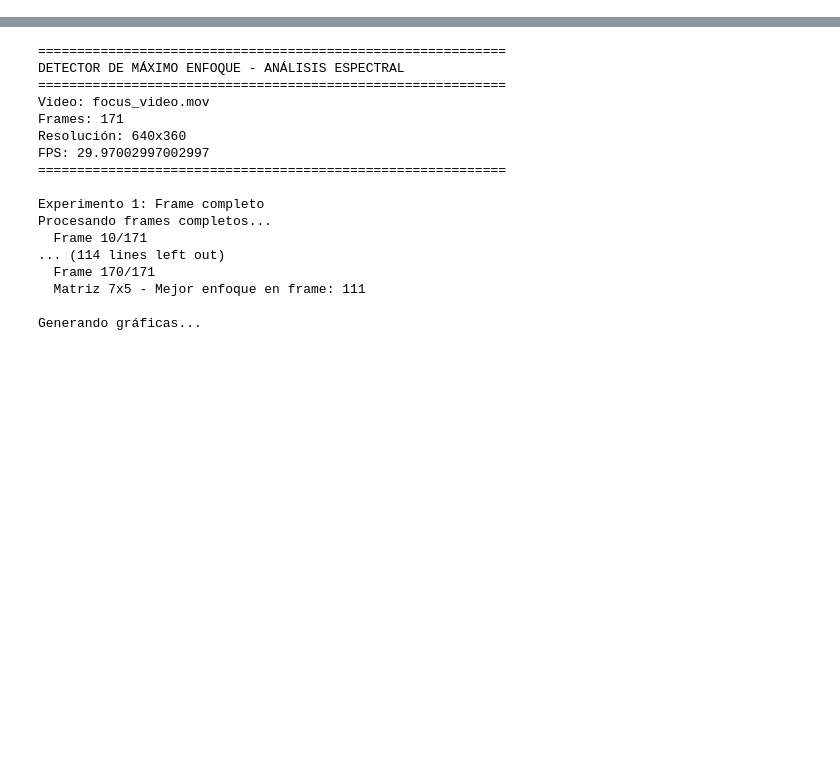
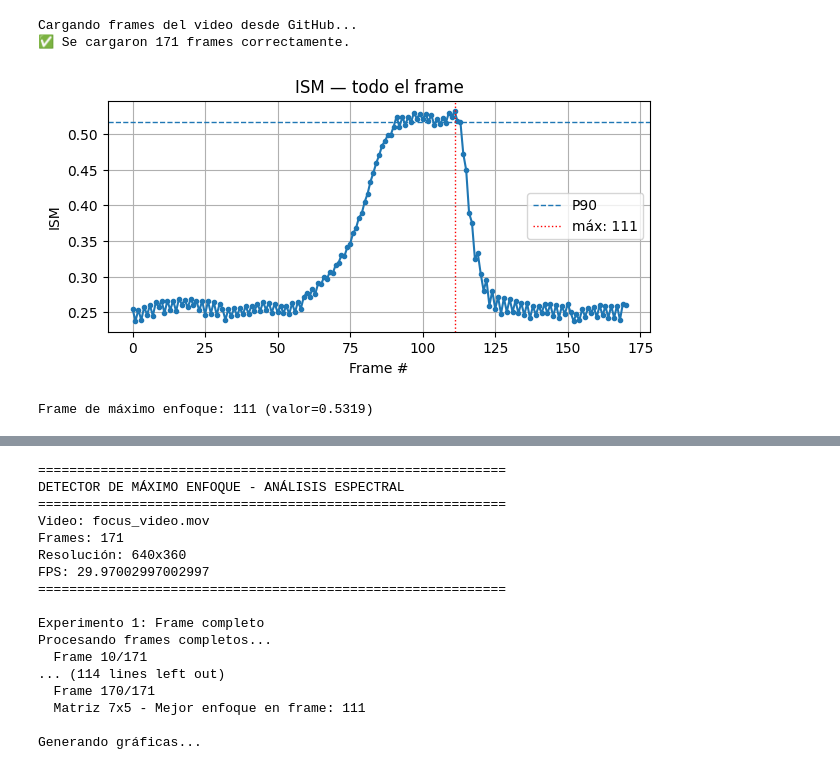
Before and after one commit to MartinAndu/Vision_Computadora_1_CEIA, a Jupyter notebook: TP2/TP2_Andujar_Ceballos_Otonelo.ipynb, the cells around one changed output, grey strips where cells are left out. Saved outputs shown, nothing was run; the diff lists cells and outputs as text; code cells hidden in the pictures; blank space fills up the shorter version.

```diff
--- a/TP2/TP2_Andujar_Ceballos_Otonelo.ipynb
+++ b/TP2/TP2_Andujar_Ceballos_Otonelo.ipynb
@@ -0,0 +157,41 @@
+# %%
+# === Carga del video focus_video.mov desde GitHub ===
+import cv2
+import numpy as np
+import urllib.request
+import tempfile
+
+video_url = "https://raw.githubusercontent.com/MartinAndu/Vision_Computadora_1_CEIA/main/TP2/focus_video.mov"
+
+# Descargar temporalmente el video a un archivo local
+tmp_video = tempfile.NamedTemporaryFile(delete=False, suffix=".mov")
+urllib.request.urlretrieve(video_url, tmp_video.name)
+
+# Cargar con OpenCV
+cap = cv2.VideoCapture(tmp_video.name)
+video_frames = []
+
+if not cap.isOpened():
+    print("⚠️ No se pudo abrir el video desde GitHub.")
+else:
+    print("Cargando frames del video desde GitHub...")
+    while True:
+        ret, frame = cap.read()
+        if not ret:
+            break
+        video_frames.append(frame)
+    cap.release()
+    print(f"✅ Se cargaron {len(video_frames)} frames correctamente.")
+# %% [output]
+Cargando frames del video desde GitHub...
+✅ Se cargaron 171 frames correctamente.
+# %%
+# === Experimento 1: TODO EL FRAME (ISM) ===
+percentile = 90
+metrics, pts = focus_measure(video_frames, mode='full', metric='ISM')
+showMetric(metrics, percentile, 'ISM — todo el frame', 'ISM')
+enfoco = [m >= np.percentile(metrics, percentile) for m in metrics]
+# showVideo(video_frames, 20, 'ISM full', pts, enfoco)  # opcional
+# %% [output]
+[figure, added]
+Frame de máximo enfoque: 111 (valor=0.5319)
```
Also changed, not shown: parts of 13 cells of this notebook.
